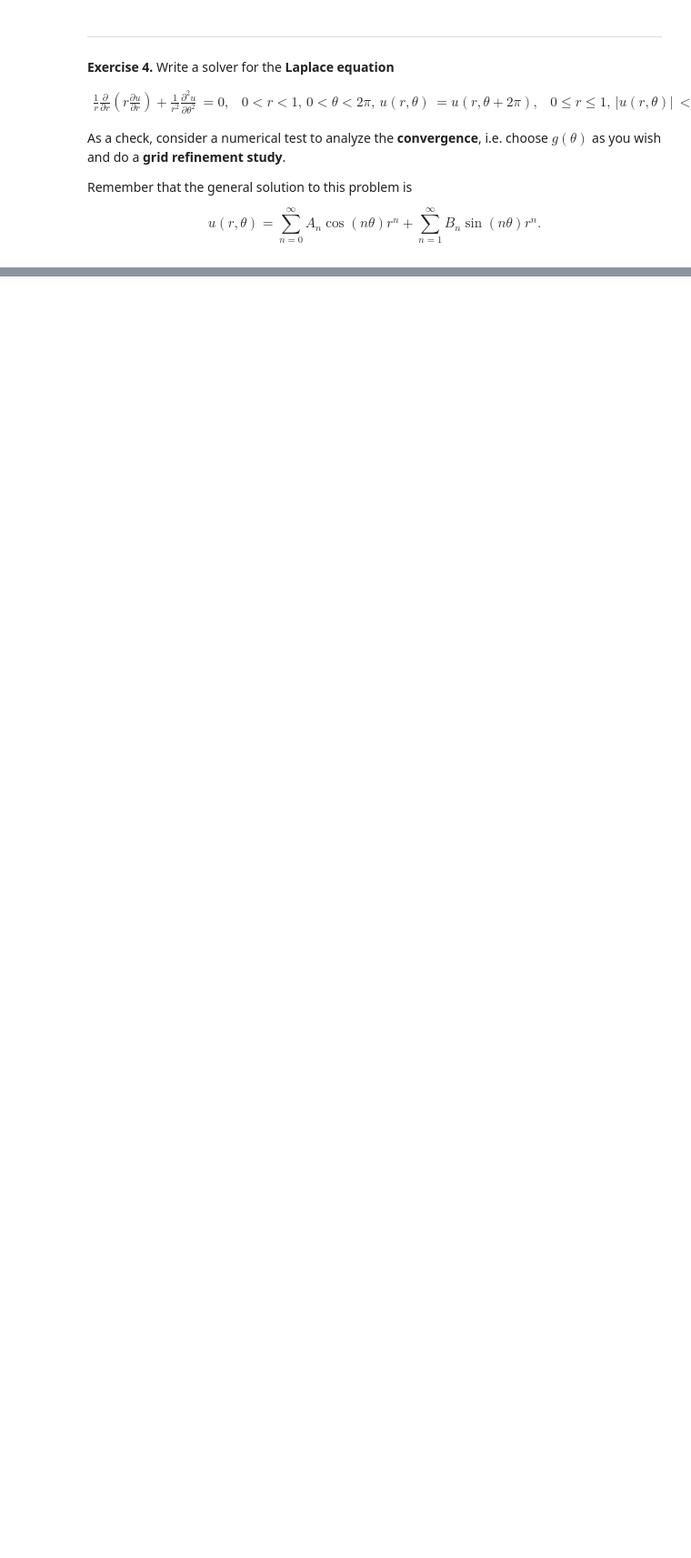
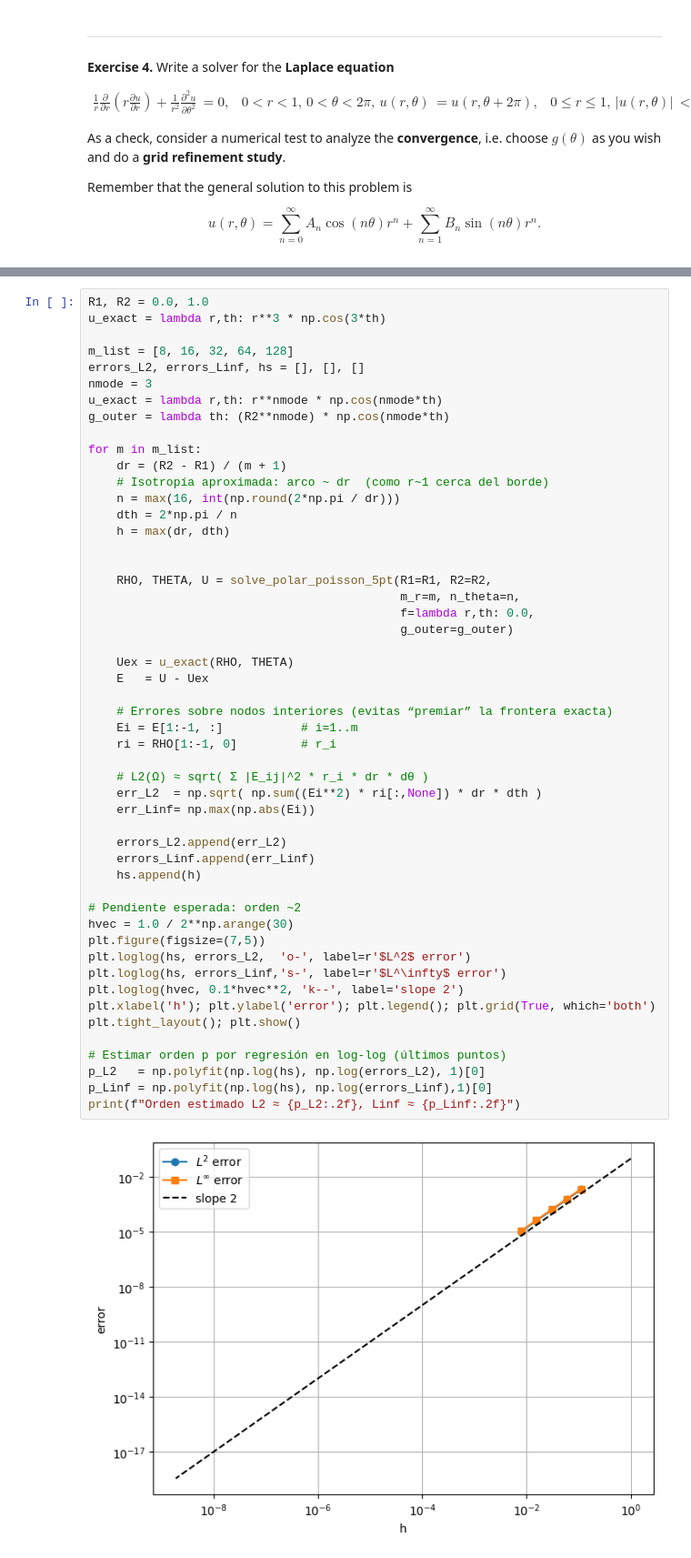
Before and after one commit to jenriquezafra/MSc, a Jupyter notebook: CTDE/exercises.ipynb, the cells around one changed output, grey strips where cells are left out. Shown at 91% size. Drawn from its saved outputs; the diff is of its cells as text; blank space fills up the shorter version.

```diff
--- a/CTDE/exercises.ipynb
+++ b/CTDE/exercises.ipynb
@@ -392,0 +233,53 @@ plt.show()
+# %%
+R1, R2 = 0.0, 1.0
+u_exact = lambda r,th: r**3 * np.cos(3*th)
+
+m_list = [8, 16, 32, 64, 128]
+errors_L2, errors_Linf, hs = [], [], []
+nmode = 3
+u_exact = lambda r,th: r**nmode * np.cos(nmode*th)
+g_outer = lambda th: (R2**nmode) * np.cos(nmode*th)
+
+for m in m_list:
+    dr = (R2 - R1) / (m + 1)
+    # Isotropía aproximada: arco ~ dr  (como r~1 cerca del borde)
+    n = max(16, int(np.round(2*np.pi / dr)))
+    dth = 2*np.pi / n
+    h = max(dr, dth)
+
+
+    RHO, THETA, U = solve_polar_poisson_5pt(R1=R1, R2=R2,
+                                            m_r=m, n_theta=n,
+                                            f=lambda r,th: 0.0,
+                                            g_outer=g_outer)
+
+    Uex = u_exact(RHO, THETA)
+    E   = U - Uex
+
+    # Errores sobre nodos interiores (evitas “premiar” la frontera exacta)
+    Ei = E[1:-1, :]           # i=1..m
+    ri = RHO[1:-1, 0]         # r_i
+
+    # L2(Ω) ≈ sqrt( Σ |E_ij|^2 * r_i * dr * dθ )
+    err_L2  = np.sqrt( np.sum((Ei**2) * ri[:,None]) * dr * dth )
+    err_Linf= np.max(np.abs(Ei))
+
+    errors_L2.append(err_L2)
+    errors_Linf.append(err_Linf)
+    hs.append(h)
+
+# Pendiente esperada: orden ~2
+hvec = 1.0 / 2**np.arange(30)
+plt.figure(figsize=(7,5))
+plt.loglog(hs, errors_L2,  'o-', label=r'$L^2$ error')
+plt.loglog(hs, errors_Linf,'s-', label=r'$L^\infty$ error')
+plt.loglog(hvec, 0.1*hvec**2, 'k--', label='slope 2')
+plt.xlabel('h'); plt.ylabel('error'); plt.legend(); plt.grid(True, which='both')
+plt.tight_layout(); plt.show()
+
+# Estimar orden p por regresión en log-log (últimos puntos)
+p_L2   = np.polyfit(np.log(hs), np.log(errors_L2), 1)[0]
+p_Linf = np.polyfit(np.log(hs), np.log(errors_Linf),1)[0]
+print(f"Orden estimado L2 ≈ {p_L2:.2f}, Linf ≈ {p_Linf:.2f}")
+# %% [output]
+[figure, added]
```
Also changed, not shown: parts of 4 cells of this notebook, 8 other files.
